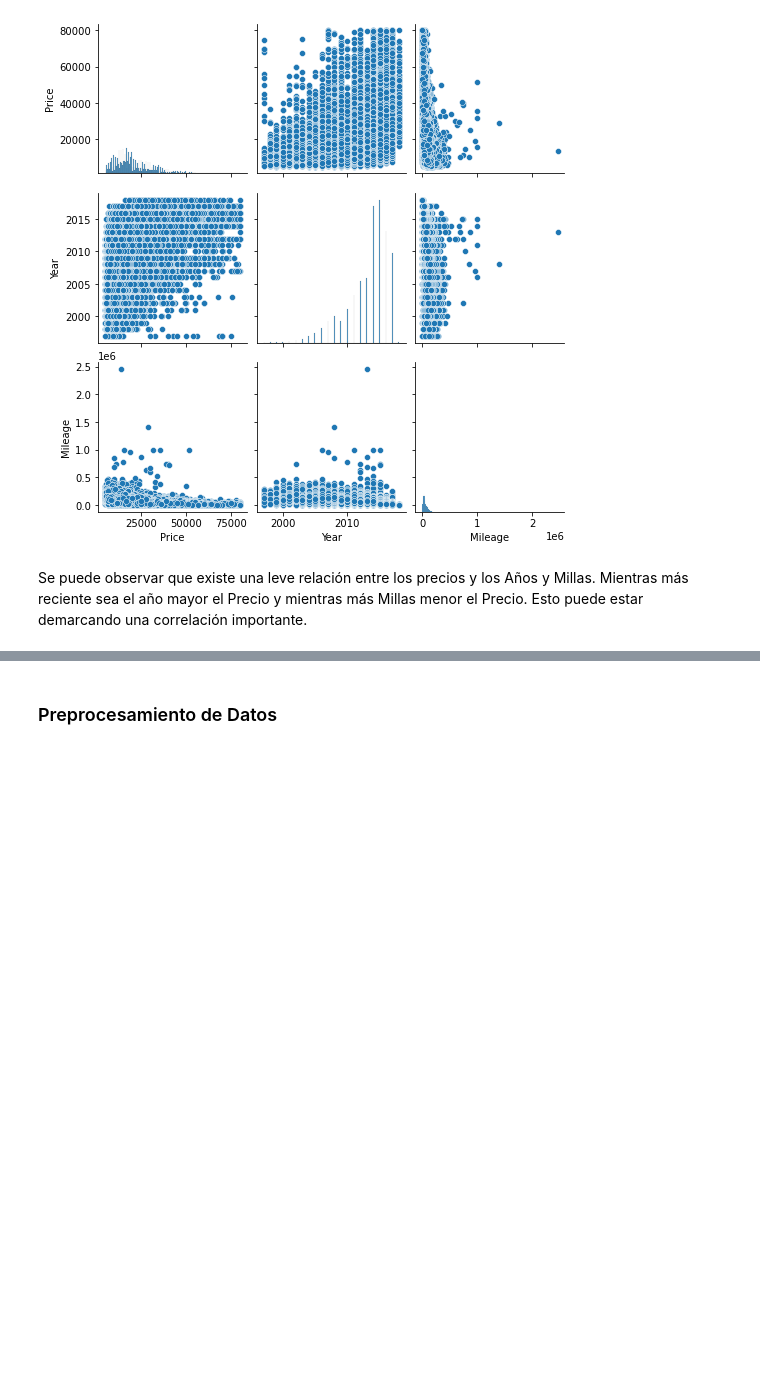
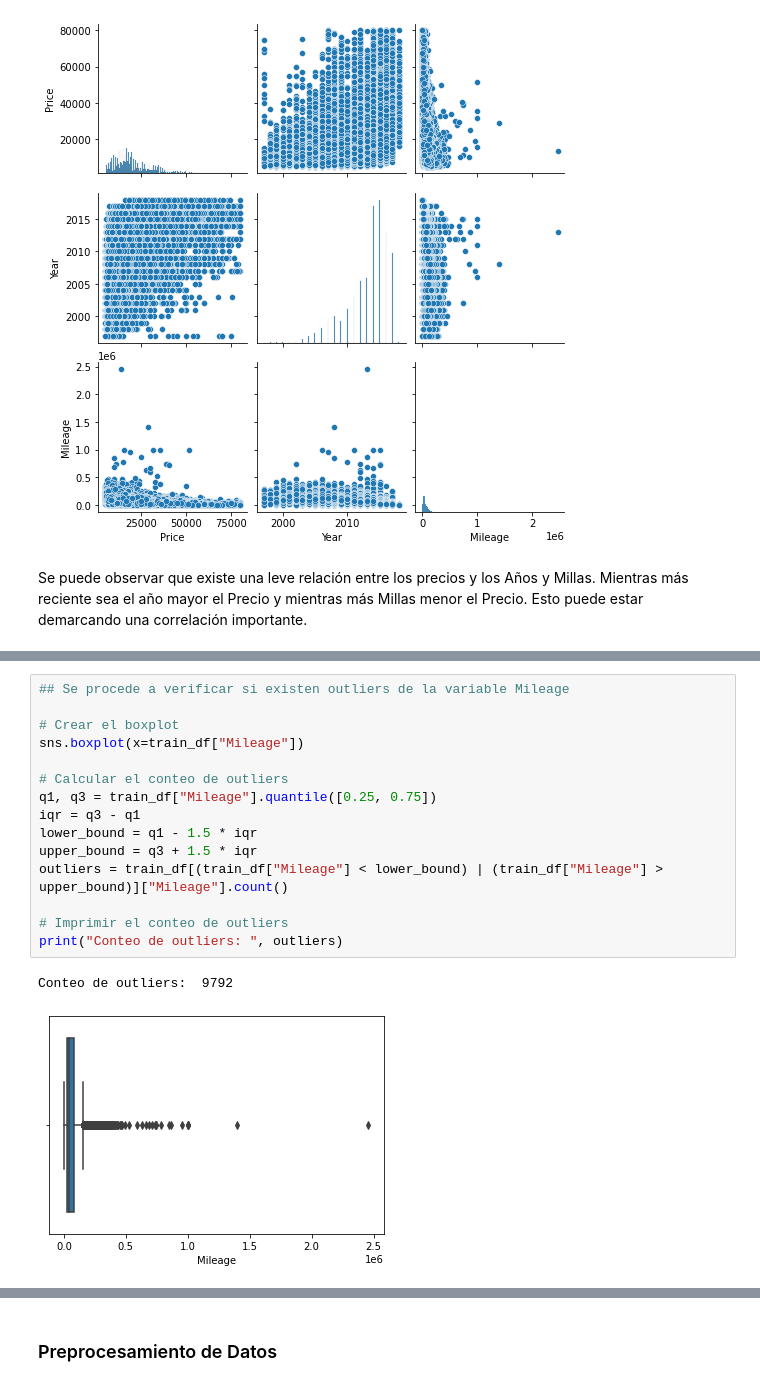
Before and after one commit to dfgomezc/pry_pric_cars, a Jupyter notebook: SCRIPTS/JFM_modelo_prediccion_precios_veh.ipynb, the cells around one changed output, grey strips where cells are left out. Drawn from its saved outputs; the diff is of its cells as text; blank space fills up the shorter version.

```diff
--- a/SCRIPTS/JFM_modelo_prediccion_precios_veh.ipynb
+++ b/SCRIPTS/JFM_modelo_prediccion_precios_veh.ipynb
@@ -86,0 +165,18 @@ Se puede observar que existe una leve relación entre los precios y los Años y
+# %%
+## Se procede a verificar si existen outliers de la variable Mileage
+
+# Crear el boxplot
+sns.boxplot(x=train_df["Mileage"])
+
+# Calcular el conteo de outliers
+q1, q3 = train_df["Mileage"].quantile([0.25, 0.75])
+iqr = q3 - q1
+lower_bound = q1 - 1.5 * iqr
+upper_bound = q3 + 1.5 * iqr
+outliers = train_df[(train_df["Mileage"] < lower_bound) | (train_df["Mileage"] > upper_bound)]["Mileage"].count()
+
+# Imprimir el conteo de outliers
+print("Conteo de outliers: ", outliers)
+# %% [output]
+Conteo de outliers:  9792
+[figure, added]
```
Also changed, not shown: parts of 12 cells of this notebook.
